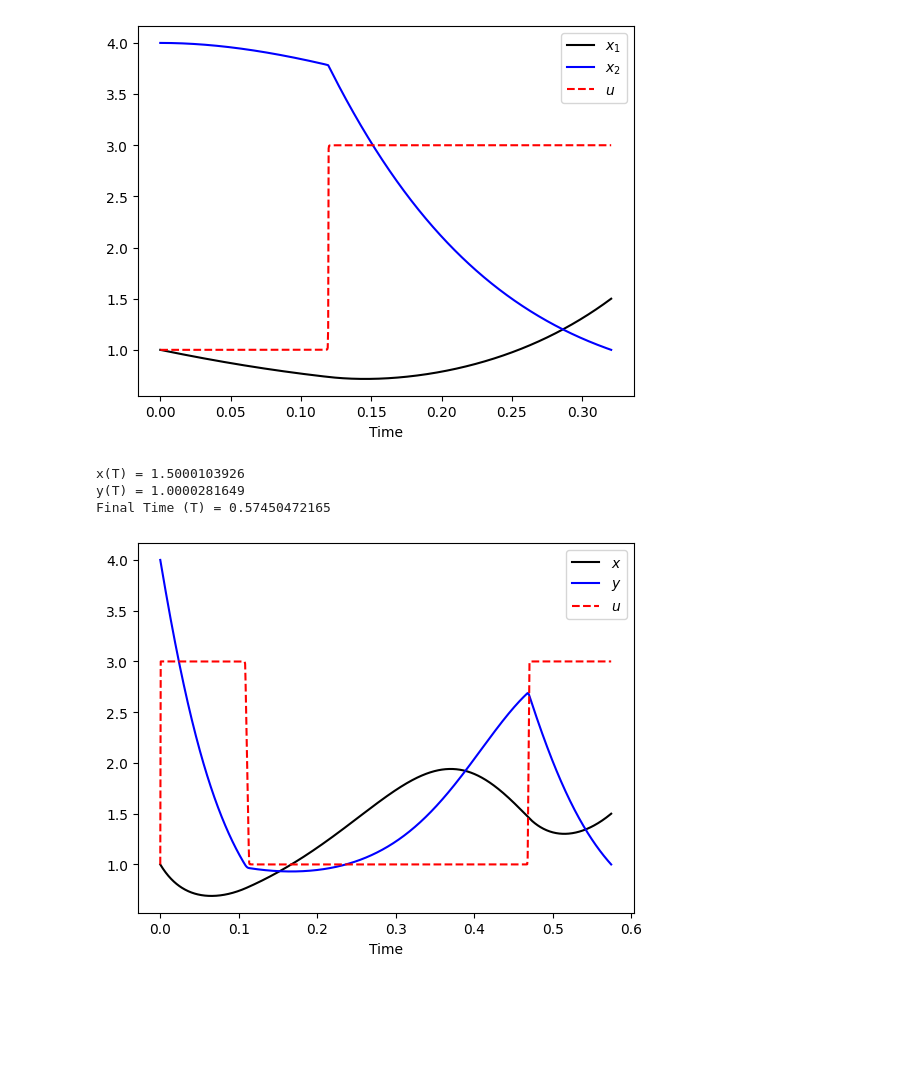
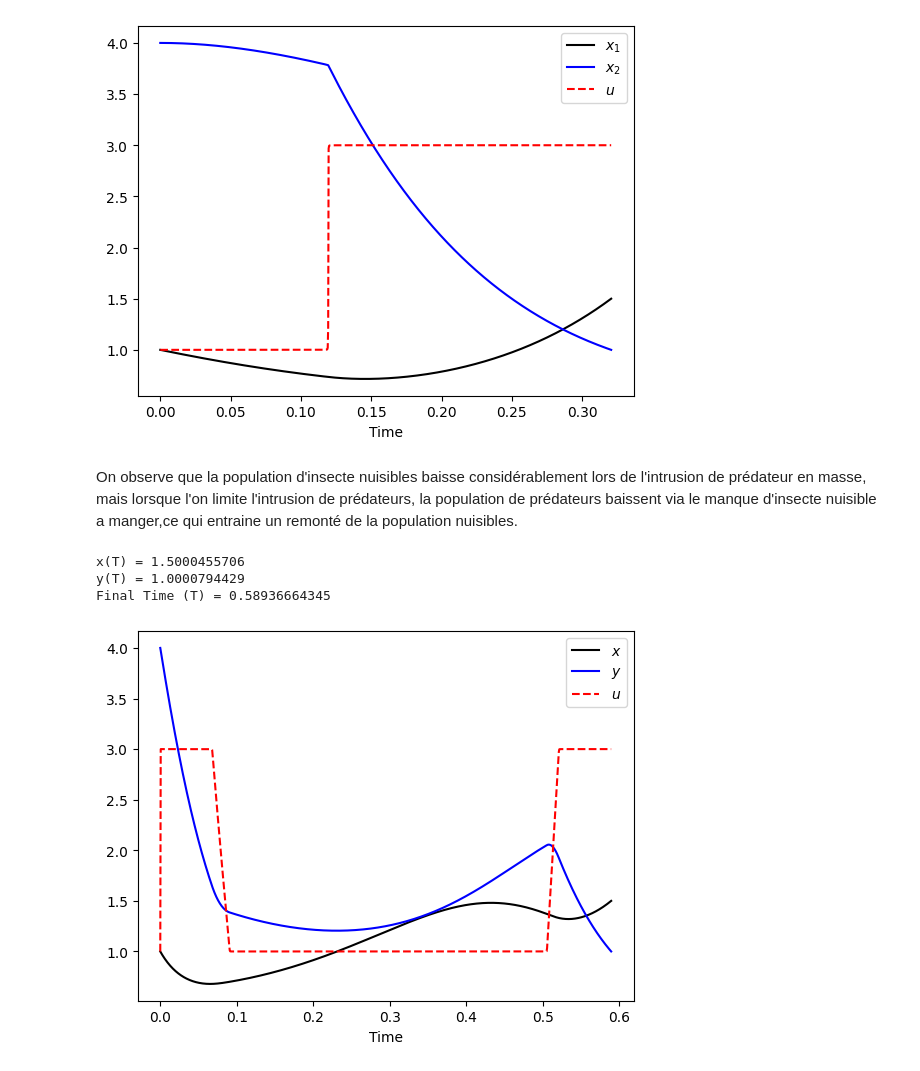
Before and after one commit to InfmathAxel/M2-csmi, a Jupyter notebook: CO/tp1.ipynb, the cells around one changed output. Saved outputs shown, nothing was run; the diff lists cells and outputs as text; code cells hidden in the pictures; blank space fills up the shorter version.

```diff
--- a/CO/tp1.ipynb
+++ b/CO/tp1.ipynb
@@ -363,11 +346,13 @@ plt.show()
 RESULT =  [0.32054979757, 0.32054979757, 0.32054979757, 0.32054979757, 0.32054979757, 0.32054979757, 0.32054979757, 0.32054979757, 0.32054979757, 0.32054979757, 0.32054979757, 0.32054979757, 0.3205497 ...
 Final Time: 0.32054979757
 [figure]
+# %% [markdown]
+On observe que la population d'insecte nuisibles baisse considérablement lors de l'intrusion de prédateur en masse, mais lorsque l'on limite l'intrusion de prédateurs, la population de prédateurs baissent via le manque d'insecte nuisible a manger,ce qui entraine un remonté de la population nuisibles.
 # %%
 
 
 a = 1.5
-alpha = 0.5
+alpha = 0.05
 m = GEKKO()
 nt = 1000
 m.time = np.linspace(0, 10, nt)
@@ -389,36 +374,36 @@ tf.STATUS = 1
 u = m.MV(value=1, lb=1, ub=3)
 u.STATUS = 1
 
 # Équations du système
 m.Equation(x.dt() == x*tf*(1-y*tf))
 m.Equation(y.dt() == -y*tf*(u*tf-x*tf))
 m.Equation(z.dt() == (u*tf)**2)  # Coût accumulé du contrôle
 
 # Objectif : minimiser combinaison convexe du temps final et du coût de contrôle
 m.Obj(alpha*tf +(1-alpha)*z*final+
-      (y*final-1)**2*1e6+
-      (x*final-a)**2*1e6)
+      (y*final-1)**2*1e5+
+      (x*final-a)**2*1e5)
 
 # Options de solution
 m.options.IMODE = 6
 m.solve(disp=False)  # Résoudre
 
 # Afficher les résultats
 print("x(T) =", x.value[-1])
 print("y(T) =", y.value[-1])
 print("Final Time (T) =", tf.value[0])
 
 # Tracer les résultats
 tm = np.linspace(0, tf.value[0], nt)
 plt.figure(1)
 plt.plot(tm, x.value, 'k-', label=r'$x$')
 plt.plot(tm, y.value, 'b-', label=r'$y$')
 plt.plot(tm, u.value, 'r--', label=r'$u$')
 plt.legend(loc='best')
 plt.xlabel('Time')
 plt.show()
 # %% [output]
-x(T) = 1.5000103926
-y(T) = 1.0000281649
-Final Time (T) = 0.57450472165
+x(T) = 1.5000455706
+y(T) = 1.0000794429
+Final Time (T) = 0.58936664345
-[figure, old version]
+[figure, new version]
```
Also changed, not shown: parts of 5 cells of this notebook.
